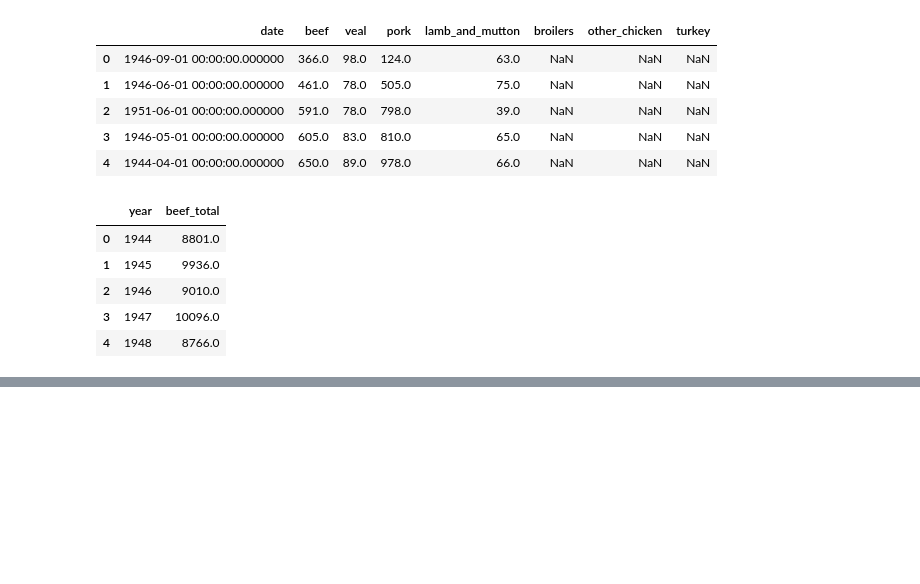
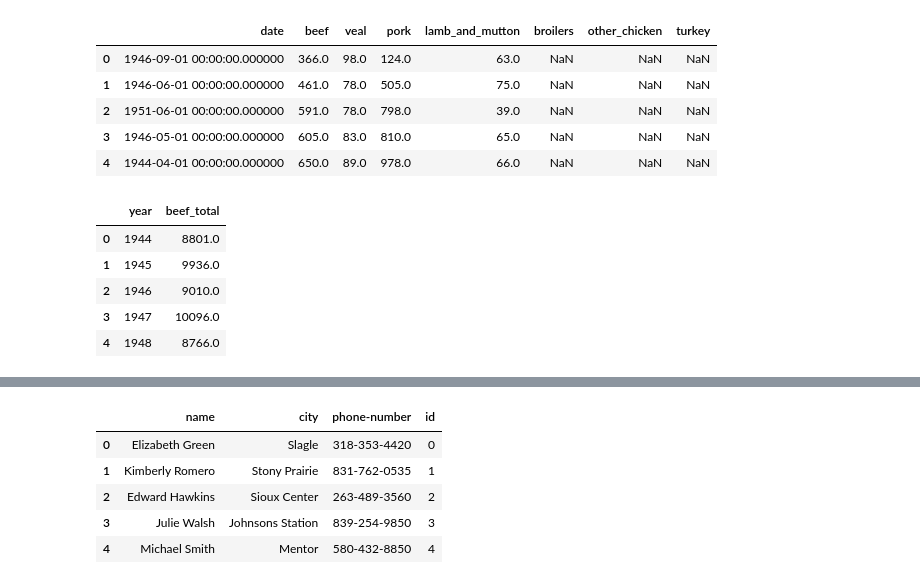
Before and after one commit to tinhb92/relax_ml, a Jupyter notebook: sql.ipynb, the cells around one changed output, grey strips where cells are left out. Drawn from its saved outputs; the diff is of its cells as text; code cells hidden in the pictures; blank space fills up the shorter version.

```diff
--- a/sql.ipynb
+++ b/sql.ipynb
@@ -113,0 +144,4 @@ pysqldf(q).head()
+# %%
+import pydbgen
+from pydbgen import pydbgen
+myDB=pydbgen.pydb()
@@ -113,0 +150,13 @@ pysqldf(q).head()
+# %%
+df0=myDB.gen_dataframe(20,['name','city','phone'], seed = 8)
+# %%
+df0['id'] = range(20)
+# %%
+df0.head()
+# %% [output]
+|  | name | city | phone-number | id |
+| 0 | Elizabeth Green | Slagle | 318-353-4420 | 0 |
+| 1 | Kimberly Romero | Stony Prairie | 831-762-0535 | 1 |
+| 2 | Edward Hawkins | Sioux Center | 263-489-3560 | 2 |
+| 3 | Julie Walsh | Johnsons Station | 839-254-9850 | 3 |
+| 4 | Michael Smith | Mentor | 580-432-8850 | 4 |
```
Also changed, not shown: parts of 15 cells of this notebook.
